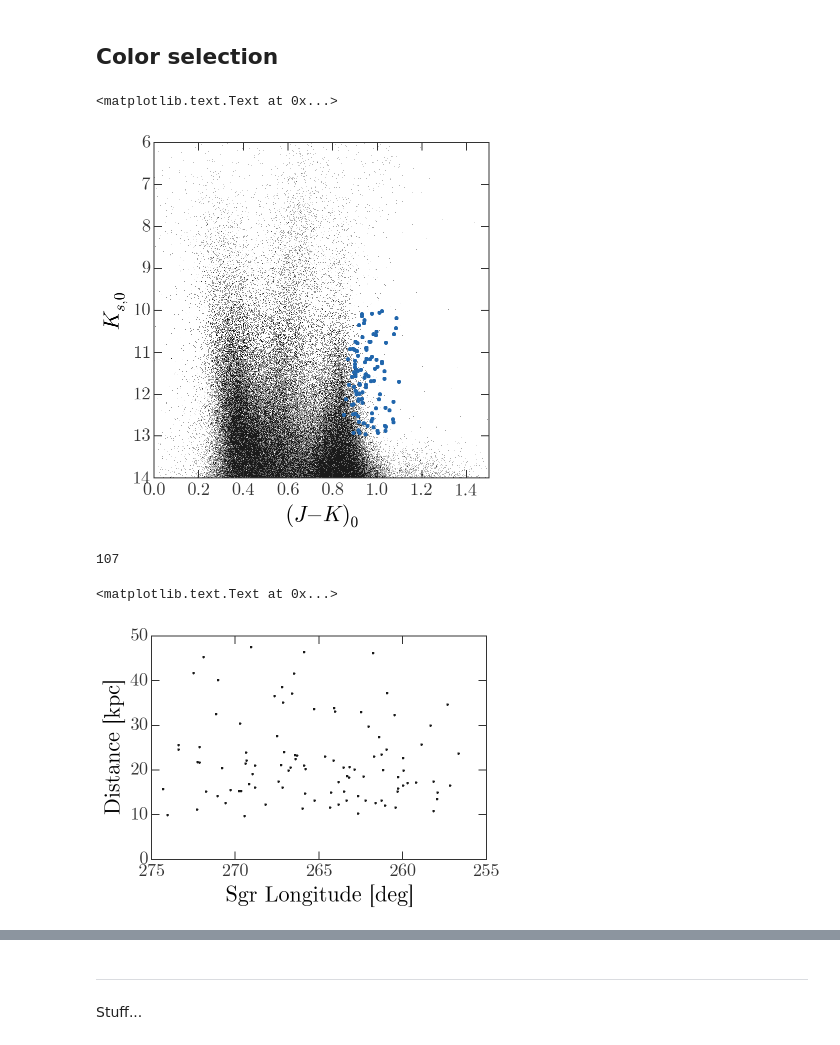
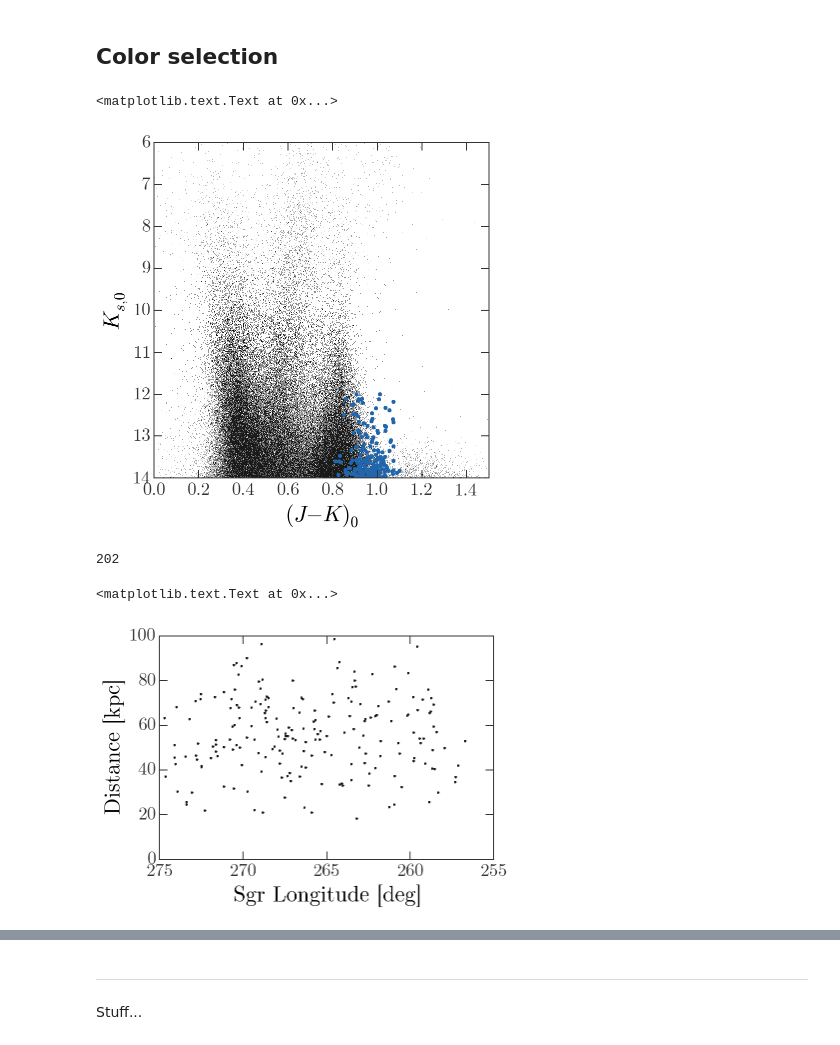
Before and after one commit to adrn/ExtraPlanets, a Jupyter notebook: notebooks/2mass - field 10.ipynb, the cells around one changed output, grey strips where cells are left out. Drawn from its saved outputs; the diff is of its cells as text; code cells hidden in the pictures.

```diff
--- a/notebooks/2mass - field 10.ipynb
+++ b/notebooks/2mass - field 10.ipynb
@@ -216,8 +220,8 @@ pm_cut = (np.isnan(stars_2mass['pmRA']) |
 box_ix = ((J_H < (0.561*J_K + 0.34)) &
           (J_H > (0.5*J_K + 0.2)) &
           (J_H > (-0.4*J_K + 1.1)) &
-          (J_K > 0.85) & (J_K < 1.1) &
-          (K < 13.) & (K > 10.) & pm_cut)
+          (J_K < 1.1) & #(J_K > 0.85) &
+          (K < 14) & (K > 12.) & pm_cut)
 # %%
 fig,ax = plt.subplots(1,1,figsize=(6,6))
 ax.plot(J_K, K, linestyle='none', marker=',', alpha=1.)
@@ -230,12 +234,12 @@ ax.set_xlabel("$(J-K)_0$")
 ax.set_ylabel("$K_{s,0}$")
 # %% [output]
 <matplotlib.text.Text at 0x...>
-[figure, old version]
+[figure, new version]
 # %%
 targets = stars_2mass[box_ix]
 len(targets)
 # %% [output]
-107
+202
 # %%
 target_coords = coord.SkyCoord(ra=targets['RA']*u.degree,
                                dec=targets['DEC']*u.degree)
@@ -247,13 +251,13 @@ dm = K - MK
 dist = distance(np.array(dm[box_ix]))
 # %%
 plt.plot(target_sgr.Lambda.degree, dist.to(u.kpc).value, linestyle='none')
-plt.ylim(0,50)
+plt.ylim(0,100)
 plt.xlim(275, 255)
 plt.xlabel('Sgr Longitude [deg]')
 plt.ylabel('Distance [kpc]')
 # %% [output]
 <matplotlib.text.Text at 0x...>
-[figure, old version]
+[figure, new version]
 # %%
 plt.hist(np.array(targets['Kp']));
 plt.xlabel("$K_p$")
```
Also changed, not shown: parts of 4 cells of this notebook, 1 other file.
